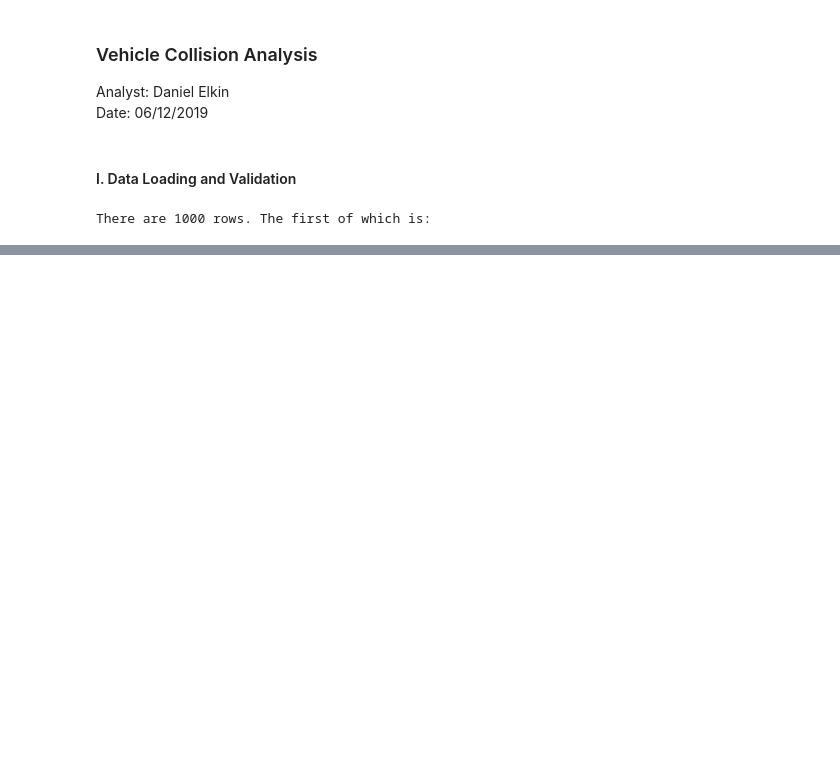
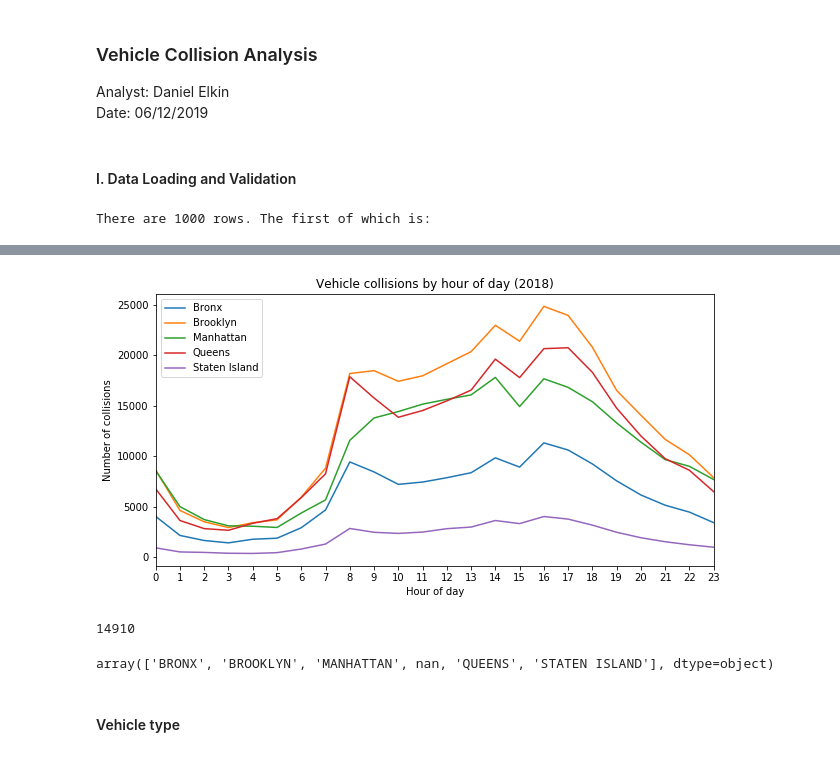
Before and after one commit to dan55/collisions, a Jupyter notebook: collisions.ipynb, the cells around one changed output, grey strips where cells are left out. Drawn from its saved outputs; the diff is of its cells as text; code cells hidden in the pictures; blank space fills up the shorter version.

```diff
--- a/collisions.ipynb
+++ b/collisions.ipynb
@@ -85,0 +69,22 @@ df.set_index("TIME")#.groupby(pd.Grouper(freq="h")).count().plot(figsize=(10, 5)
+# %%
+# Note that we have missing data - possible borough is recorded more often for Brooklyn?
+group = df.groupby([df.index.hour, "borough"]).unique_key.count().unstack()
+
+boroughs = [str(b).title()
+            for b in df.borough.dropna().unique()]
+ax = group.plot(figsize=(10, 5), xticks=range(0, 24), title="Vehicle collisions by hour of day (2018)")
+ax.set_xlabel("Hour of day")
+ax.set_ylabel("Number of collisions")
+_ = ax.legend(boroughs)
+# %% [output]
+[figure, added]
+# %%
+len(df[(df.index.hour >= 15) & (df.index.hour < 16) & (df.borough == "MANHATTAN")])
+# %% [output]
+14910
+# %%
+df.borough.unique()
+# %% [output]
+array(['BRONX', 'BROOKLYN', 'MANHATTAN', nan, 'QUEENS', 'STATEN ISLAND'], dtype=object)
+# %% [markdown]
+#### Vehicle type
```
Also changed, not shown: parts of 31 cells of this notebook.
